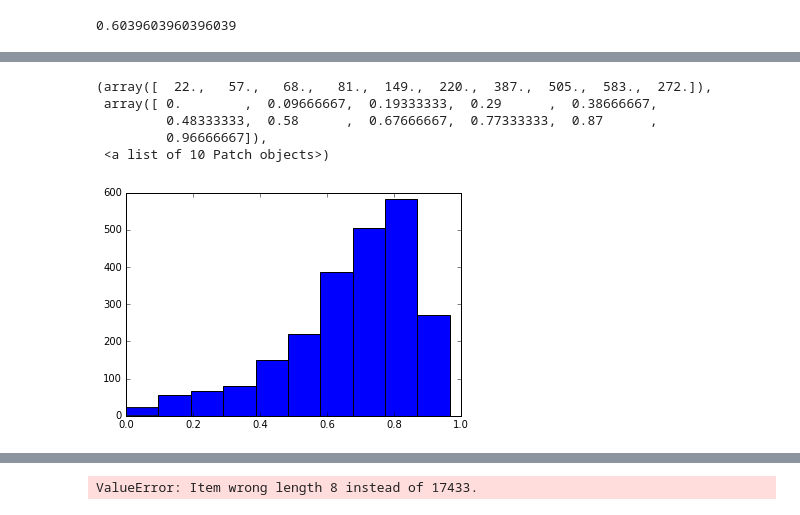
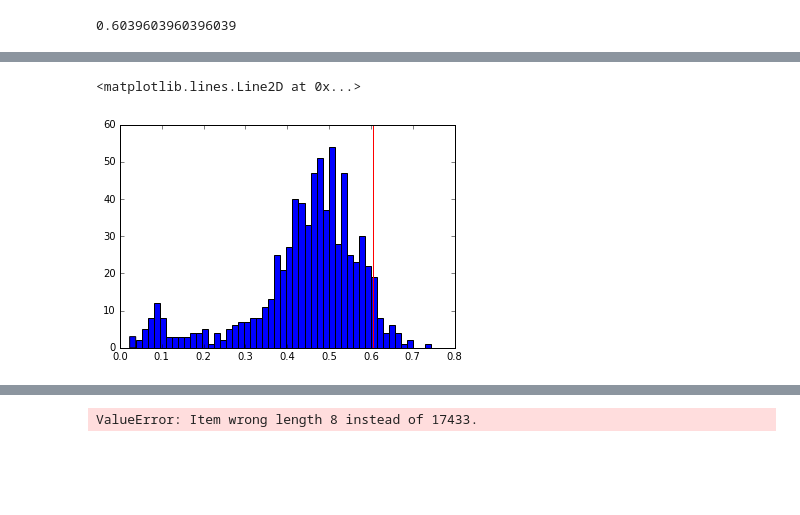
Before and after one commit to nickdeveaux/Drosophila_inferelator, a Jupyter notebook: Create TSV from Matrix.ipynb, the cells around one changed output, grey strips where cells are left out. Saved outputs shown, nothing was run; the diff lists cells and outputs as text; code cells hidden in the pictures; blank space fills up the shorter version.

Commit message:
added random ratio test to see if the 8-gene metagene was enriched for being in the high NGene group

```diff
--- a/Create TSV from Matrix.ipynb
+++ b/Create TSV from Matrix.ipynb
@@ -414,19 +398,17 @@ Index([u'HP1c', u'Uch', u'pll', u'CG6937', u'eEF1delta', u'Rassf', u'Cfp1',
 # %%
 ratios = []
 # sample 1000 combos of 8 genes from the genes expressed list, see if their enrichment is higher in the germ cell metagene
-for i in range(10000):
+for i in range(100000):
     random_metagene_index = np.random.choice(len(non_zero_genes), 8, replace=False)
     metagene = non_zero_genes[random_metagene_index]
     all_present_samples = df.columns[(df.loc[metagene, :] > 0).sum(axis=0) == 8]
-    if len(all_present_samples) > 20:
+    # Only count similarly sized samples, +/- 21
+    if len(all_present_samples) > 80 and len(all_present_samples) < 122:
         r = len(set(high_count_samples).intersection(all_present_samples)) / float(len(all_present_samples) + 1)
         ratios.append(r)
-# %%
-plt.hist(ratios)
-# %% [output]
-(array([  22.,   57.,   68.,   81.,  149.,  220.,  387.,  505.,  583.,  272.]),
- array([ 0.        ,  0.09666667,  0.19333333,  0.29      ,  0.38666667,
-         0.48333333,  0.58      ,  0.67666667,  0.77333333,  0.87      ,
-         0.96666667]),
- <a list of 10 Patch objects>)
-[figure, removed]
+# %%
+plt.hist(ratios, bins = 50)
+plt.axvline(x=germline_ratio, color='red')
+# %% [output]
+<matplotlib.lines.Line2D at 0x...>
+[figure, added]
```
Also changed, not shown: parts of 5 cells of this notebook.
